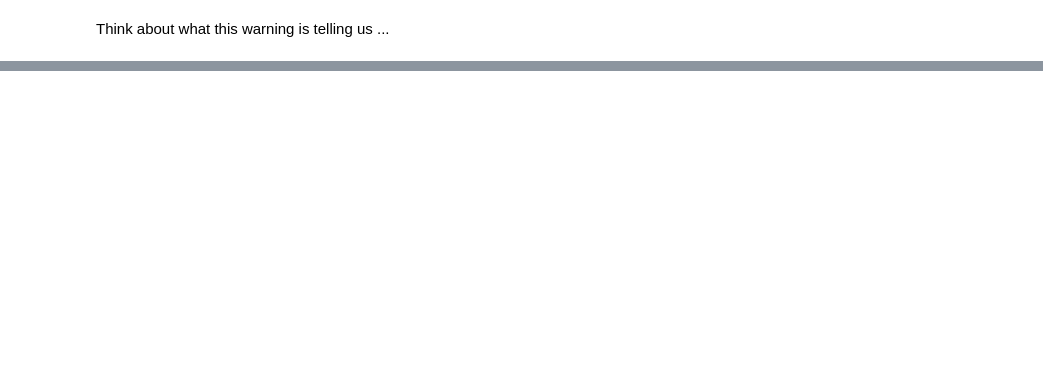
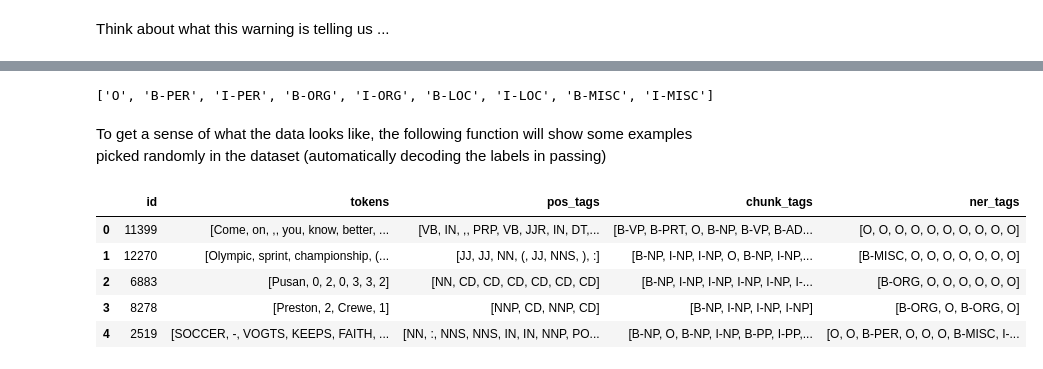
Before and after one commit to equinor/edc22-nlp, a Jupyter notebook: nlp_edc_workshop_part3.ipynb, the cells around one changed output, grey strips where cells are left out. Saved outputs shown, nothing was run; the diff lists cells and outputs as text; code cells hidden in the pictures; blank space fills up the shorter version.

```diff
--- a/nlp_edc_workshop_part3.ipynb
+++ b/nlp_edc_workshop_part3.ipynb
@@ -17,5 +35,5 @@ This dataset is a subset of businesses, reviews and user data.
 The dataset contains text and the corresponding label (1-5 stars).
 # %%
 from datasets import load_dataset
-dataset = load_dataset("/Users/JENSAM/GIT/edc22-nlp/data/yelp_review_full.py", cache_dir='/Users/JENSAM/GIT/edc22-nlp/data')
+dataset = load_dataset('yelp_review_full')
 dataset
@@ -200,0 +361,3 @@ preprocess_function(raw_datsets['train'][:2])
+# %%
+from datasets import load_dataset
+datasets = load_dataset("conll2003")
@@ -200,0 +430,40 @@ preprocess_function(raw_datsets['train'][:2])
+# %%
+label_list = datasets['train'].features[f"{task}_tags"].feature.names
+label_list
+# %% [output]
+['O', 'B-PER', 'I-PER', 'B-ORG', 'I-ORG', 'B-LOC', 'I-LOC', 'B-MISC', 'I-MISC']
+# %% [markdown]
+To get a sense of what the data looks like, the following function will show some examples picked randomly in the dataset (automatically decoding the labels in passing)
+# %%
+#@title
+from datasets import ClassLabel, Sequence
+import random
+import pandas as pd
+from IPython.display import display, HTML
+
+def show_random_elements(dataset, num_examples=5):
+    assert num_examples <= len(dataset), "Can't pick more elements than there are in the dataset."
+    picks = []
+    for _ in range(num_examples):
+        pick = random.randint(0, len(dataset)-1)
+        while pick in picks:
+            pick = random.randint(0, len(dataset)-1)
+        picks.append(pick)
+
+    df = pd.DataFrame(dataset[picks])
+    for column, typ in dataset.features.items():
+        if isinstance(typ, ClassLabel):
+            df[column] = df[column].transform(lambda i: typ.names[i])
+        elif isinstance(typ, Sequence) and isinstance(typ.feature, ClassLabel):
+            df[column] = df[column].transform(lambda x: [typ.feature.names[i] for i in x])
+    display(HTML(df.to_html()))
+# %%
+#@title
+show_random_elements(datasets["train"])
+# %% [output]
+|  | id | tokens | pos_tags | chunk_tags | ner_tags |
+| 0 | 11399 | [Come, on, ,, you, know, better, ... | [VB, IN, ,, PRP, VB, JJR, IN, DT,... | [B-VP, B-PRT, O, B-NP, B-VP, B-AD... | [O, O, O, O, O, O, O, O, O, O] |
+| 1 | 12270 | [Olympic, sprint, championship, (... | [JJ, JJ, NN, (, JJ, NNS, ), :] | [B-NP, I-NP, I-NP, O, B-NP, I-NP,... | [B-MISC, O, O, O, O, O, O, O] |
+| 2 | 6883 | [Pusan, 0, 2, 0, 3, 3, 2] | [NN, CD, CD, CD, CD, CD, CD] | [B-NP, I-NP, I-NP, I-NP, I-NP, I-... | [B-ORG, O, O, O, O, O, O] |
+| 3 | 8278 | [Preston, 2, Crewe, 1] | [NNP, CD, NNP, CD] | [B-NP, I-NP, I-NP, I-NP] | [B-ORG, O, B-ORG, O] |
+| 4 | 2519 | [SOCCER, -, VOGTS, KEEPS, FAITH, ... | [NN, :, NNS, NNS, IN, IN, NNP, PO... | [B-NP, O, B-NP, I-NP, B-PP, I-PP,... | [O, O, B-PER, O, O, O, B-MISC, I-... |
```
Also changed, not shown: parts of 126 cells of this notebook.
